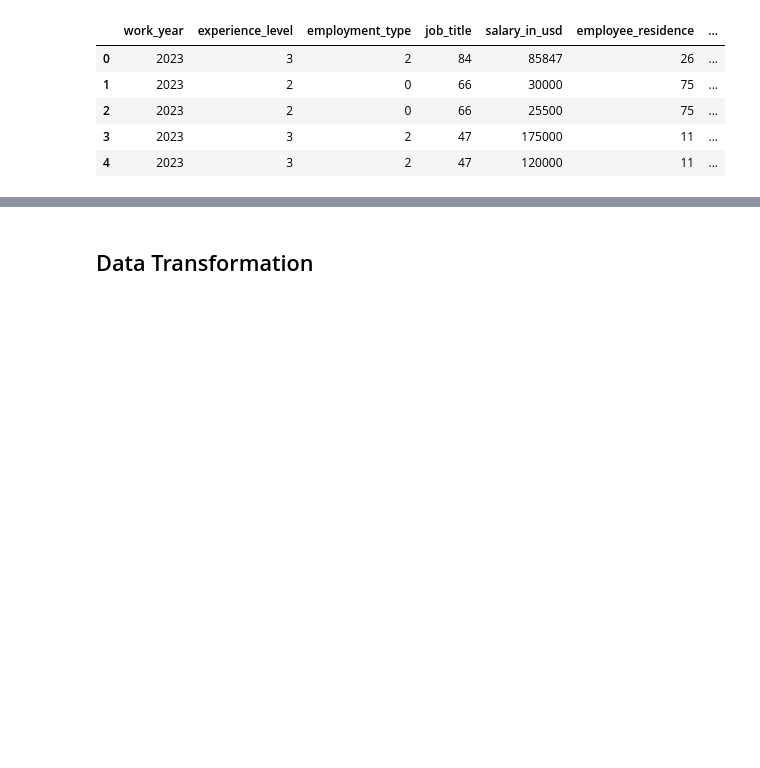
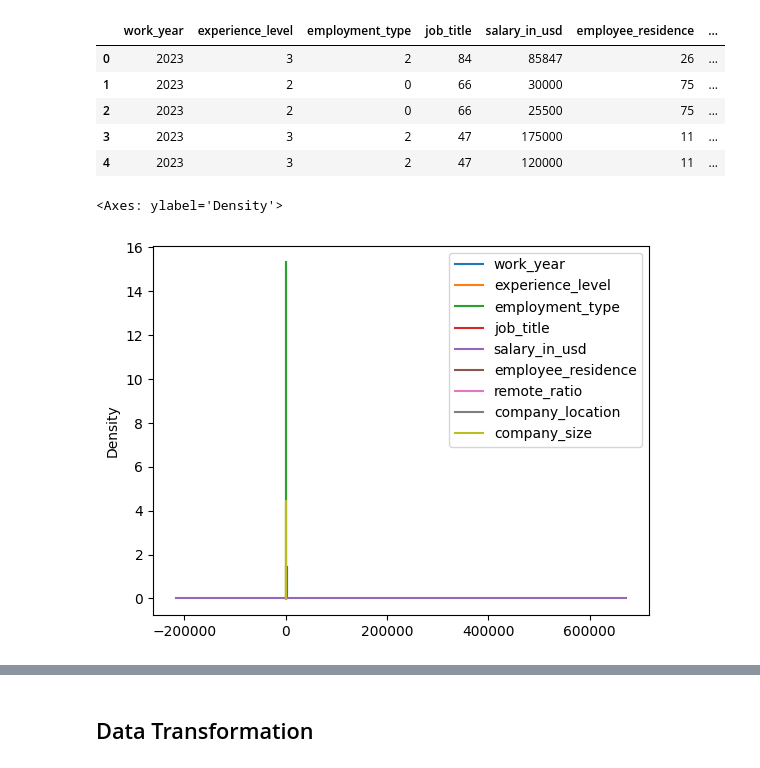
Before and after one commit to yousefmrashad/checkdata, a Jupyter notebook: checkdata.ipynb, the cells around one changed output, grey strips where cells are left out. Cells and saved outputs as stored; diff of their text form; code cells hidden in the pictures; blank space fills up the shorter version.

```diff
--- a/checkdata.ipynb
+++ b/checkdata.ipynb
@@ -48,3 +48,8 @@ df.head()
 | 2 | 2023 | 2 | 0 | 66 | 25500 | 75 | ... |
 | 3 | 2023 | 3 | 2 | 47 | 175000 | 11 | ... |
 | 4 | 2023 | 3 | 2 | 47 | 120000 | 11 | ... |
+# %%
+df.plot.kde()
+# %% [output]
+<Axes: ylabel='Density'>
+[figure, added]
```
Also changed, not shown: parts of 3 cells of this notebook.
